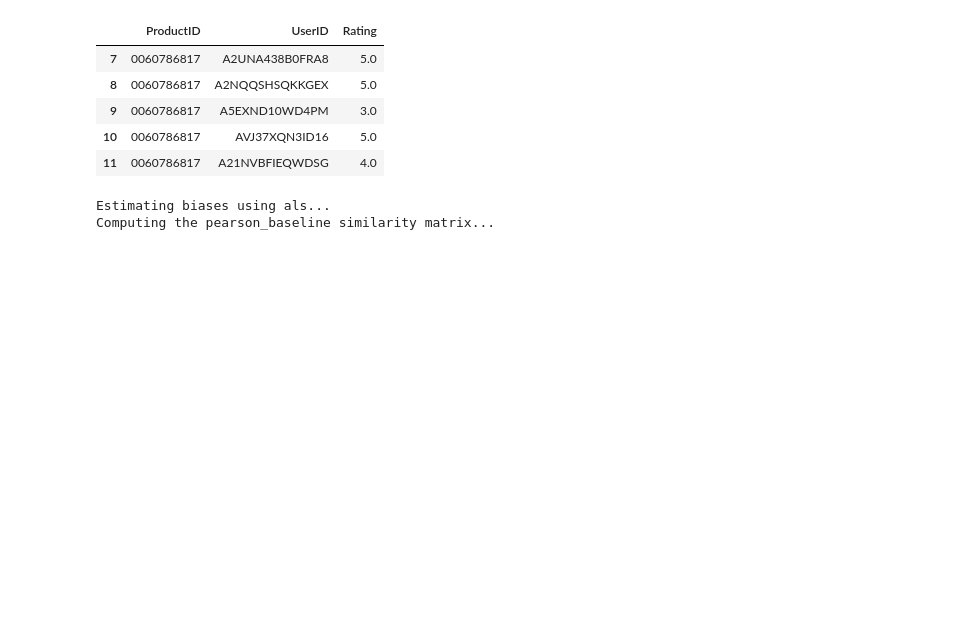
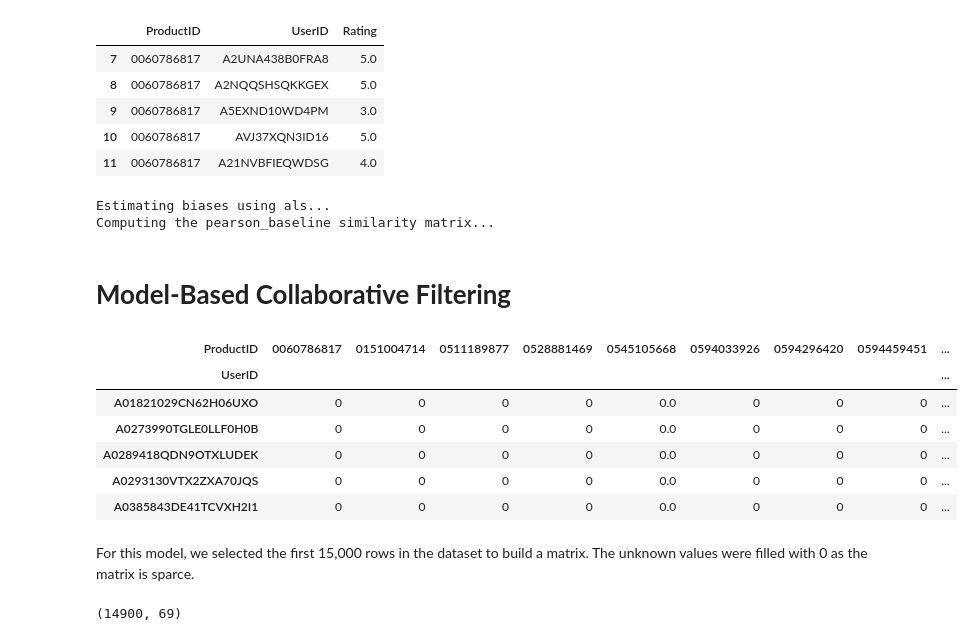
Before and after one commit to Blaisekhan/Capstone-Project---Recommender-Systems, a Jupyter notebook: Capstone_codes.ipynb, the cells around one changed output. Drawn from its saved outputs; the diff is of its cells as text; code cells hidden in the pictures; blank space fills up the shorter version.

```diff
--- a/Capstone_codes.ipynb
+++ b/Capstone_codes.ipynb
@@ -409,0 +420,20 @@ Computing the pearson_baseline similarity matrix...
+# %% [markdown]
+# **Model-Based Collaborative Filtering**
+# %%
+df = most_rates.head(15000)
+r_matrix =df.pivot_table(values='Rating', index='UserID', columns='ProductID', fill_value=0)
+r_matrix.head()
+# %% [output]
+| ProductID | 0060786817 | 0151004714 | 0511189877 | 0528881469 | 0545105668 | 0594033926 | 0594296420 | 0594459451 | ... |
+| UserID |  |  |  |  |  |  |  |  | ... |
+| A01821029CN62H06UXO | 0 | 0 | 0 | 0 | 0.0 | 0 | 0 | 0 | ... |
+| A0273990TGLE0LLF0H0B | 0 | 0 | 0 | 0 | 0.0 | 0 | 0 | 0 | ... |
+| A0289418QDN9OTXLUDEK | 0 | 0 | 0 | 0 | 0.0 | 0 | 0 | 0 | ... |
+| A0293130VTX2ZXA70JQS | 0 | 0 | 0 | 0 | 0.0 | 0 | 0 | 0 | ... |
+| A0385843DE41TCVXH2I1 | 0 | 0 | 0 | 0 | 0.0 | 0 | 0 | 0 | ... |
+# %% [markdown]
+For this model, we selected the first 15,000 rows in the dataset to build a matrix. The unknown values were filled with 0 as the matrix is sparce.
+# %%
+r_matrix.shape
+# %% [output]
+(14900, 69)
```
Also changed, not shown: parts of 14 cells of this notebook.
